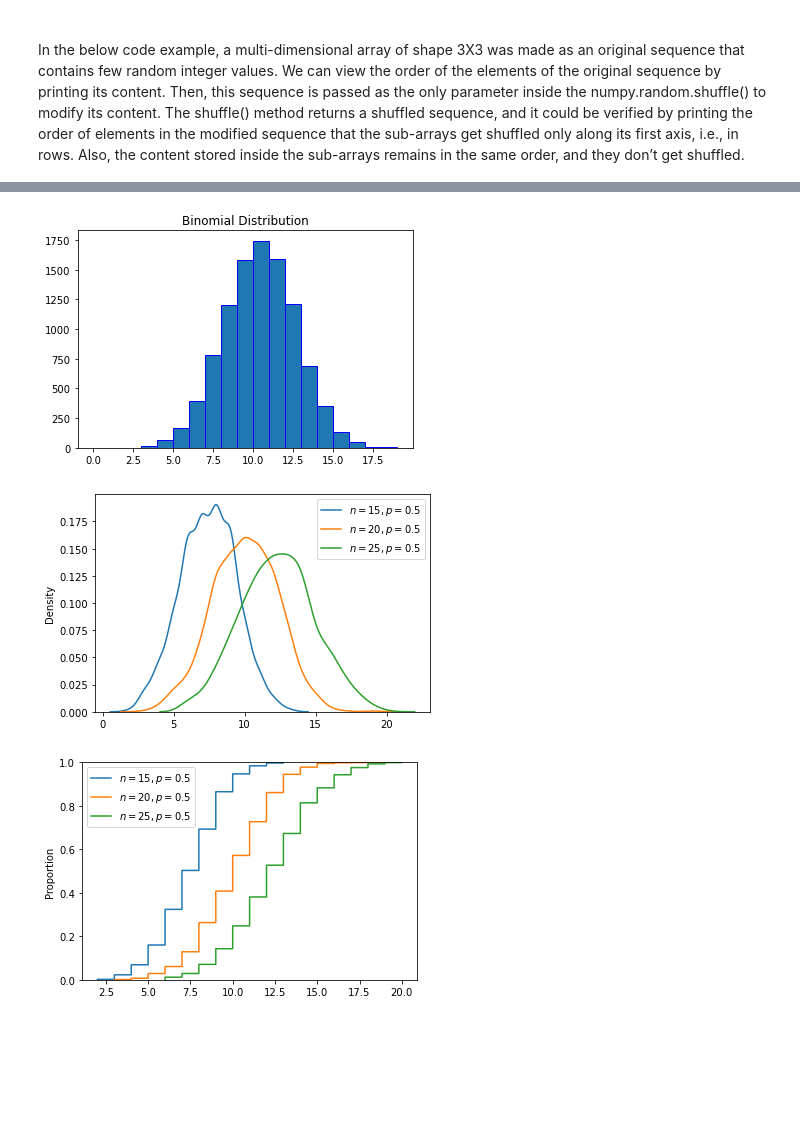
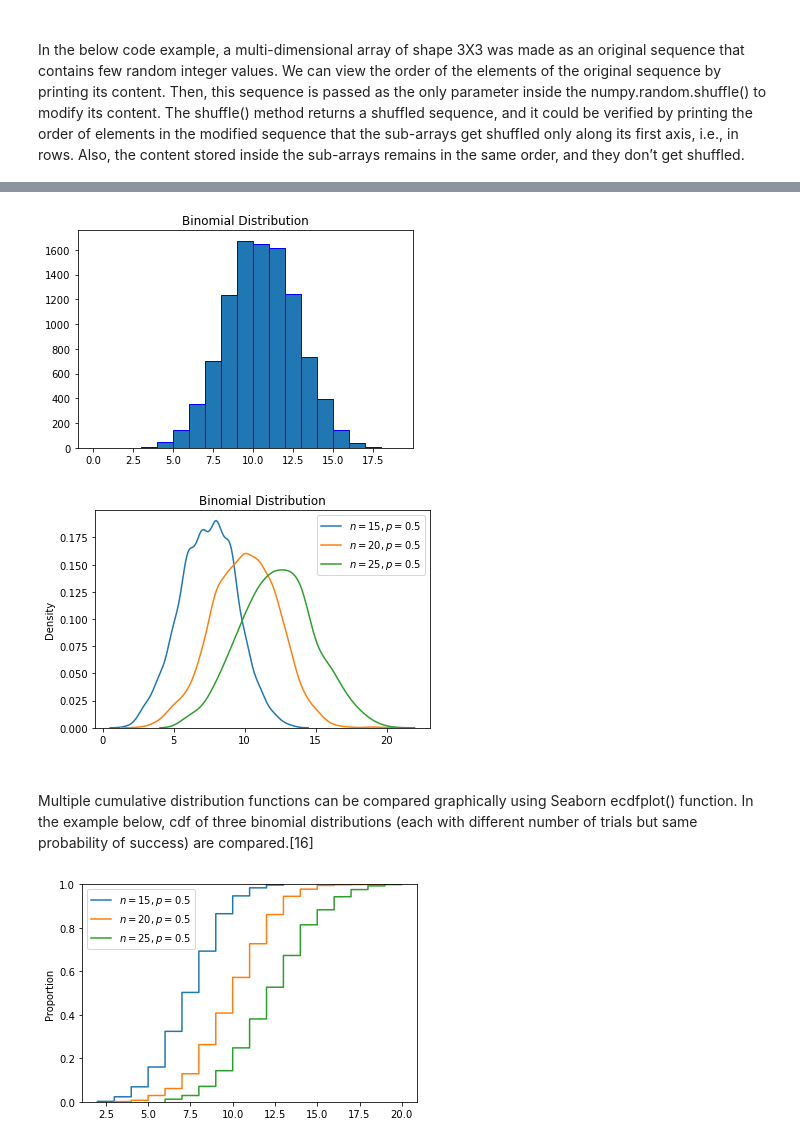
Before and after one commit to katel85/numpy.random-assignment-, a Jupyter notebook: numpy.random.ipynb, the cells around one changed output, grey strips where cells are left out. Drawn from its saved outputs; the diff is of its cells as text; code cells hidden in the pictures; blank space fills up the shorter version.

Commit message:
binomial distribution work

```diff
--- a/numpy.random.ipynb
+++ b/numpy.random.ipynb
@@ -855,41 +866,42 @@ array([[13,  6, 12],
 # %%
+#plot the probability mass function (pmf) of binomial distribution using hist() function.
 #fixing the seed for reproducibility
 #of the result
 np.random.seed(10)
 
-size = 10000
-#drawing 10000 sample from
-#binomial distribution
-sample = np.random.binomial(20, 0.5, size)
+size = 10000 # number of experiments
+sample = rng.binomial(20, 0.5, size)
 bin = np.arange(0,20,1)
-
+#print(sample)
 plt.hist(sample, bins=bin, edgecolor='blue')
 plt.title("Binomial Distribution")
 plt.show()
 # %% [output]
-[figure, old version]
+[figure, new version]
 # %%
-import numpy as np
-import matplotlib.pyplot as plt
 import seaborn as sns
 
 #fixing the seed for reproducibility
 #of the result
 np.random.seed(10)
 
 size = 1000
 #plotting 1000 sample from
 #different binomial distribution
 sns.kdeplot(np.random.binomial(15, 0.5, size))
 sns.kdeplot(np.random.binomial(20, 0.5, size))
 sns.kdeplot(np.random.binomial(25, 0.5, size))
-
+plt.title("Binomial Distribution")
 plt.legend(["$n = 15, p = 0.5$",
             "$n = 20, p = 0.5$",
             "$n = 25, p = 0.5$"])
 plt.show()
 # %% [output]
-[figure, old version]
+[figure, new version]
+# %% [markdown]
+<br>
+
+Multiple cumulative distribution functions can be compared graphically using Seaborn ecdfplot() function. In the example below, cdf of three binomial distributions (each with different number of trials but same probability of success) are compared.[16]
 # %%
 #fixing the seed for reproducibility
 #of the result
```
Also changed, not shown: parts of 78 cells of this notebook.
